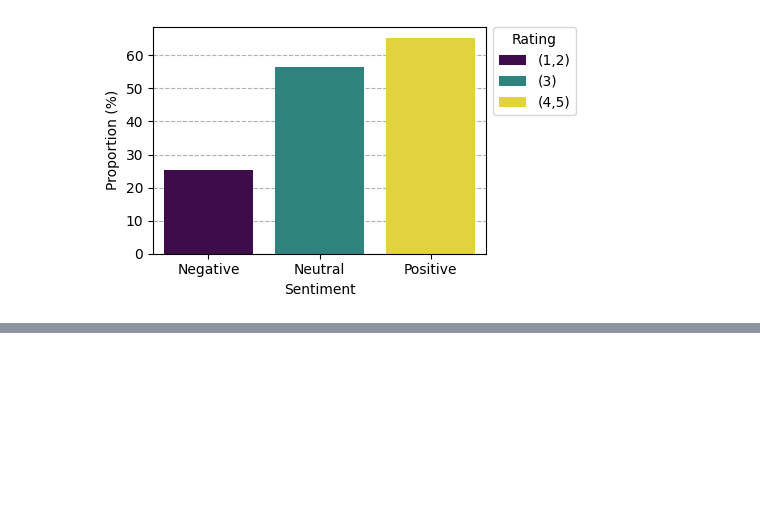
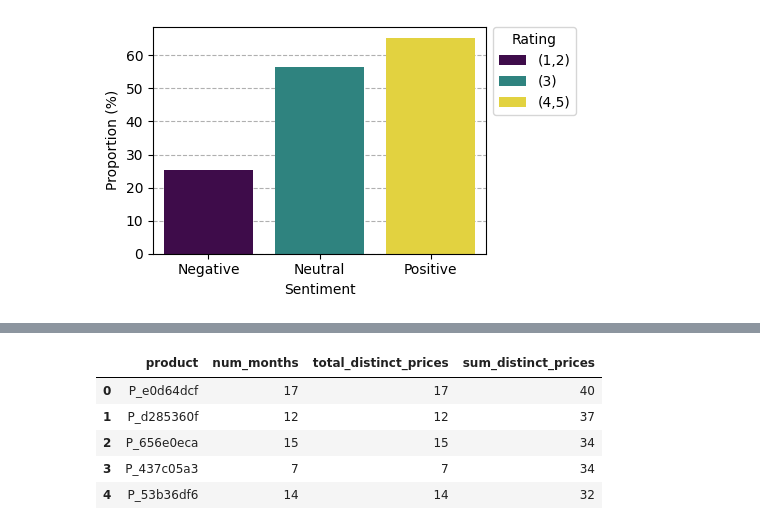
Before and after one commit to matsa0/desafio-sprint02-data-analysis, a Jupyter notebook: analise_exploratoria/eda.ipynb, the cells around one changed output, grey strips where cells are left out. Cells and saved outputs as stored; diff of their text form; code cells hidden in the pictures; blank space fills up the shorter version.

```diff
--- a/analise_exploratoria/eda.ipynb
+++ b/analise_exploratoria/eda.ipynb
@@ -1081,0 +938,17 @@ plt.show()
+# %%
+# aggregation to verify products that appear most often
+products_monthly_counts = products_prices_over_time.groupby("product").agg(
+    product=("product", "first"),
+    num_months=("month", "nunique"),
+    total_distinct_prices=("mean_month_price", "count"),
+    sum_distinct_prices=("qnt_distinct_prices_monthly", "sum")
+).sort_values("sum_distinct_prices", ascending=False).reset_index(drop=True)
+
+products_monthly_counts.head()
+# %% [output]
+|  | product | num_months | total_distinct_prices | sum_distinct_prices |
+| 0 | P_e0d64dcf | 17 | 17 | 40 |
+| 1 | P_d285360f | 12 | 12 | 37 |
+| 2 | P_656e0eca | 15 | 15 | 34 |
+| 3 | P_437c05a3 | 7 | 7 | 34 |
+| 4 | P_53b36df6 | 14 | 14 | 32 |
```
Also changed, not shown: parts of 73 cells of this notebook, 7 other files.
